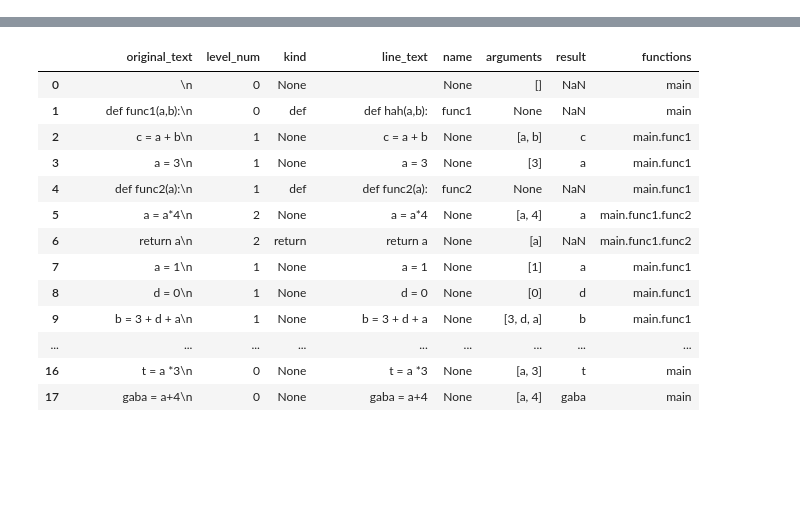
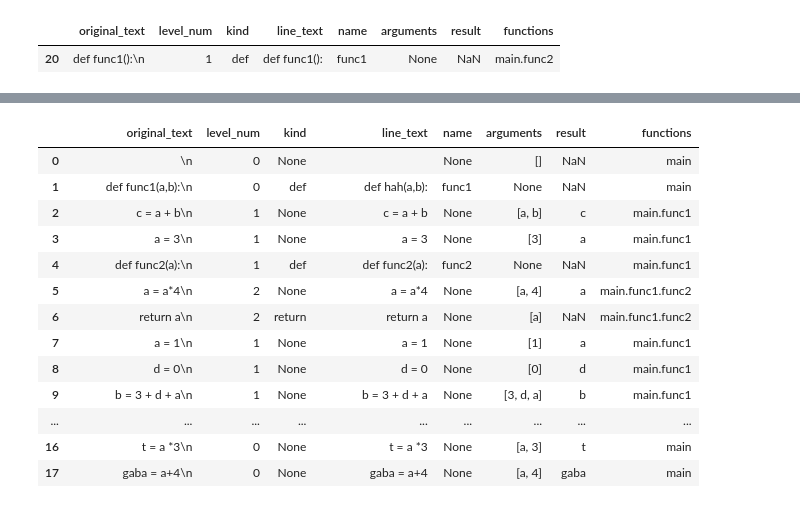
Before and after one commit to MaciejZajkowski/ECOTE-Proj, a Jupyter notebook: notebooks/testing-temp.ipynb, the cells around one changed output, grey strips where cells are left out. Drawn from its saved outputs; the diff is of its cells as text; code cells hidden in the pictures; blank space fills up the shorter version.

```diff
--- a/notebooks/testing-temp.ipynb
+++ b/notebooks/testing-temp.ipynb
@@ -66,0 +104,19 @@ data
+# %%
+def take_application_index(function,data):
+    original_id  = function.name
+    fname = function['name']
+    index_of_occur = []
+    index_to_exclude = []
+    for i,row in data.iterrows():
+            if row['kind'] == 'def' and row['name'] == fname and i > original_id:
+                omitted  = take_application_index(data.iloc[i],data)
+                index_to_exclude =  index_to_exclude + omitted
+                index_to_exclude.append(i)
+            if function.functions in row.functions and row['name'] == fname and i >= original_id:
+                index_of_occur.append(i)
+    return [x for x in index_of_occur if  x  not in index_to_exclude]
+func = data.loc[(data['name'] == 'func1') & (data.kind =='def')].iloc[0]
+data.iloc[take_application_index(func,data)]
+# %% [output]
+|  | original_text | level_num | kind | line_text | name | arguments | result | functions |
+| 20 | def func1():\n | 1 | def | def func1(): | func1 | None | NaN | main.func2 |
```
Also changed, not shown: parts of 12 cells of this notebook, 5 other files.
